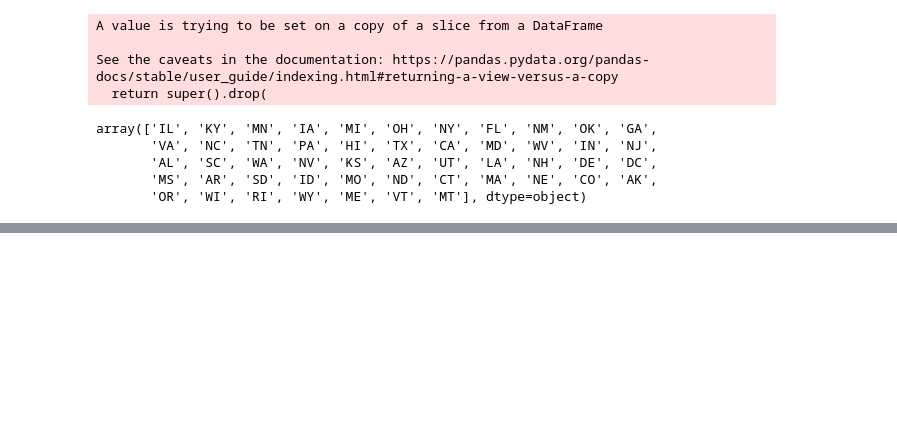
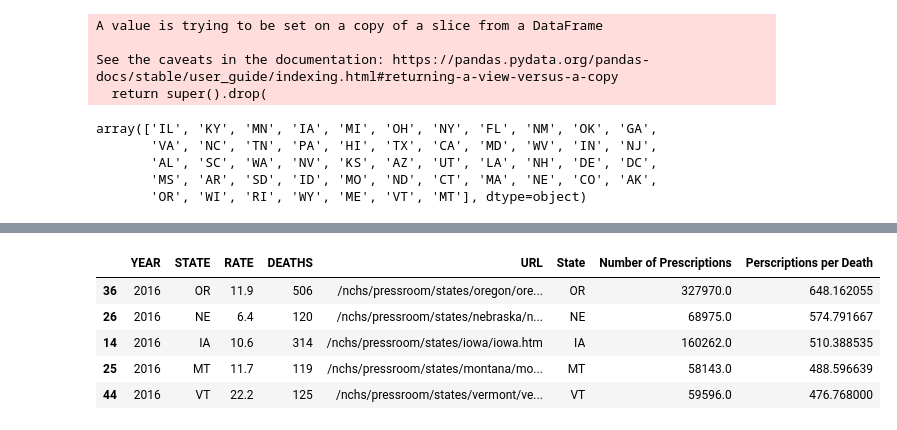
Before and after one commit to Dphills741/Da7-Capstone-Template, a Jupyter notebook: Scripts/drug_utilization.ipynb, the cells around one changed output, grey strips where cells are left out. Saved outputs shown, nothing was run; the diff lists cells and outputs as text; code cells hidden in the pictures; blank space fills up the shorter version.

```diff
--- a/Scripts/drug_utilization.ipynb
+++ b/Scripts/drug_utilization.ipynb
@@ -206,0 +195,9 @@ array(['IL', 'KY', 'MN', 'IA', 'MI', 'OH', 'NY', 'FL', 'NM', 'OK', 'GA',
+# %%
+morality_2016.nlargest(5, 'Perscriptions per Death')
+# %% [output]
+|  | YEAR | STATE | RATE | DEATHS | URL | State | Number of Prescriptions | Perscriptions per Death |
+| 36 | 2016 | OR | 11.9 | 506 | /nchs/pressroom/states/oregon/ore... | OR | 327970.0 | 648.162055 |
+| 26 | 2016 | NE | 6.4 | 120 | /nchs/pressroom/states/nebraska/n... | NE | 68975.0 | 574.791667 |
+| 14 | 2016 | IA | 10.6 | 314 | /nchs/pressroom/states/iowa/iowa.htm | IA | 160262.0 | 510.388535 |
+| 25 | 2016 | MT | 11.7 | 119 | /nchs/pressroom/states/montana/mo... | MT | 58143.0 | 488.596639 |
+| 44 | 2016 | VT | 22.2 | 125 | /nchs/pressroom/states/vermont/ve... | VT | 59596.0 | 476.768000 |
```
Also changed, not shown: parts of 18 cells of this notebook.
